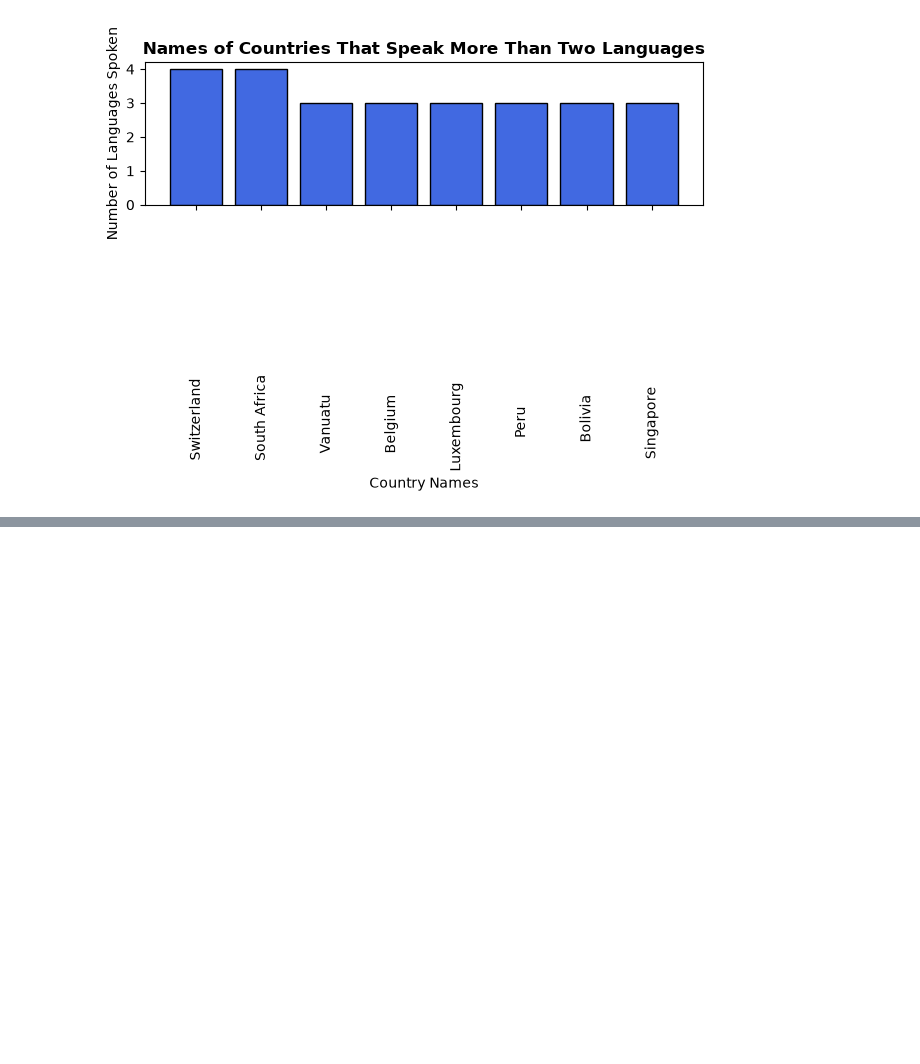
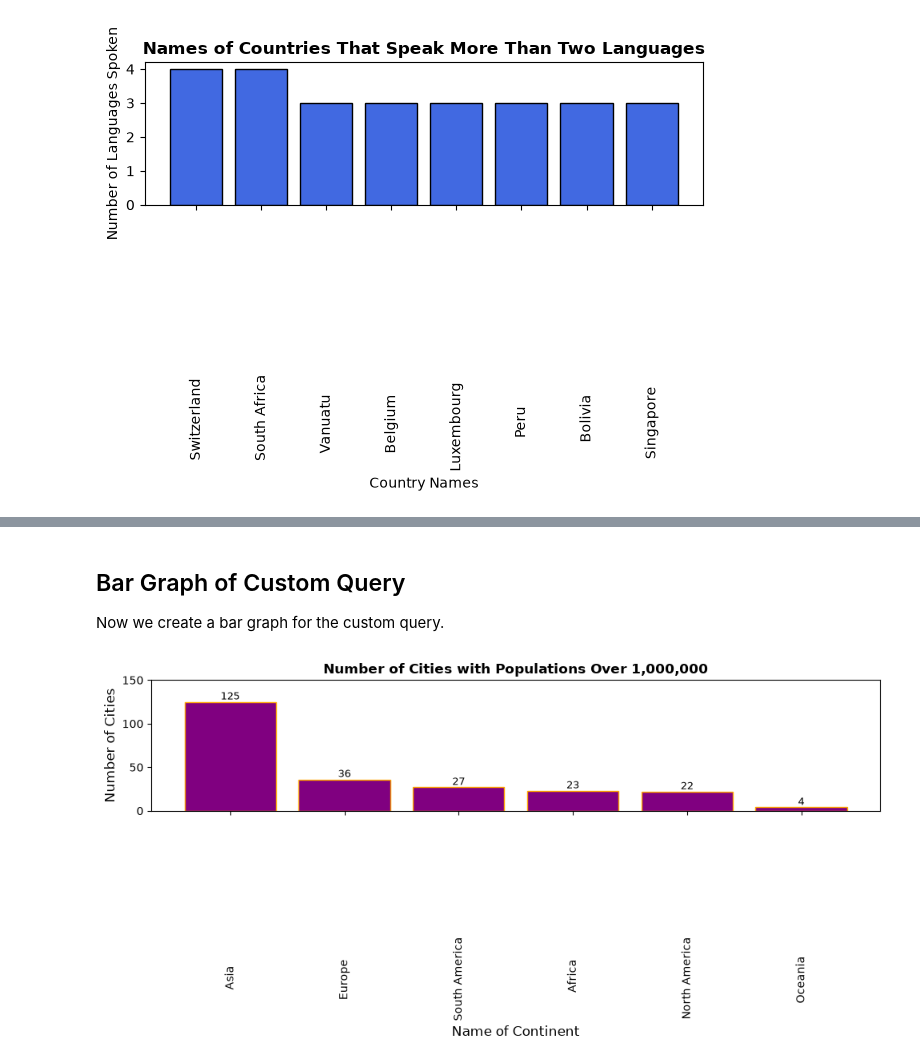
Before and after one commit to kehummel/databases-for-analytics, a Jupyter notebook: notebooks/exercise4.ipynb, the cells around one changed output, grey strips where cells are left out. Drawn from its saved outputs; the diff is of its cells as text; code cells hidden in the pictures; blank space fills up the shorter version.

```diff
--- a/notebooks/exercise4.ipynb
+++ b/notebooks/exercise4.ipynb
@@ -97,0 +105,13 @@ plt.show()
+# %%
+query2 = """
+SELECT country.continent, COUNT(city.population) AS big_cities
+FROM country
+JOIN city on country.code = city.countrycode
+WHERE city.population > 1000000
+GROUP BY country.continent
+Order by big_cities DESC
+"""
+
+# run the query and create the new table/data set
+big_cities_per_continent = pd.read_sql_query(query2, engine)
+print(big_cities_per_continent)
@@ -97,0 +126,25 @@ plt.show()
+# %% [markdown]
+## Bar Graph of Custom Query
+Now we create a bar graph for the custom query.
+# %%
+# create the bar graph
+plt.figure(figsize=(10, 5))
+bars = plt.bar(big_cities_per_continent['continent'], big_cities_per_continent['big_cities'], color='purple', edgecolor='orange')
+
+# Add the number on top of each bar
+plt.bar_label(bars, fontsize=9)
+
+# Customize the graph
+plt.title('Number of Cities with Populations Over 1,000,000', fontsize=12, fontweight='bold')
+plt.xlabel('Name of Continent', fontsize=12)
+plt.ylabel('Number of Cities', fontsize=12)
+plt.xticks(rotation=90, va='top')
+plt.tight_layout()
+
+# Create Header so the numbers don't get cut off
+plt.ylim(0, big_cities_per_continent['big_cities'].max() * 1.2)
+
+# Display chart and close connection
+plt.show()
+# %% [output]
+[figure, added]
```
Also changed, not shown: parts of 2 cells of this notebook, 2 other files.
